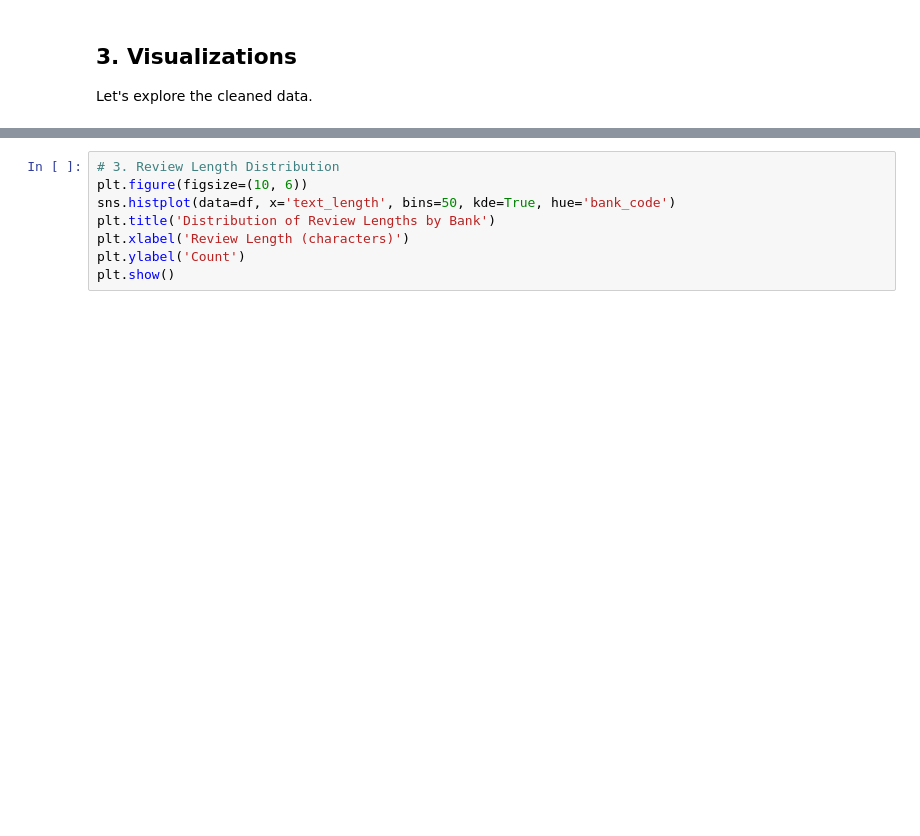
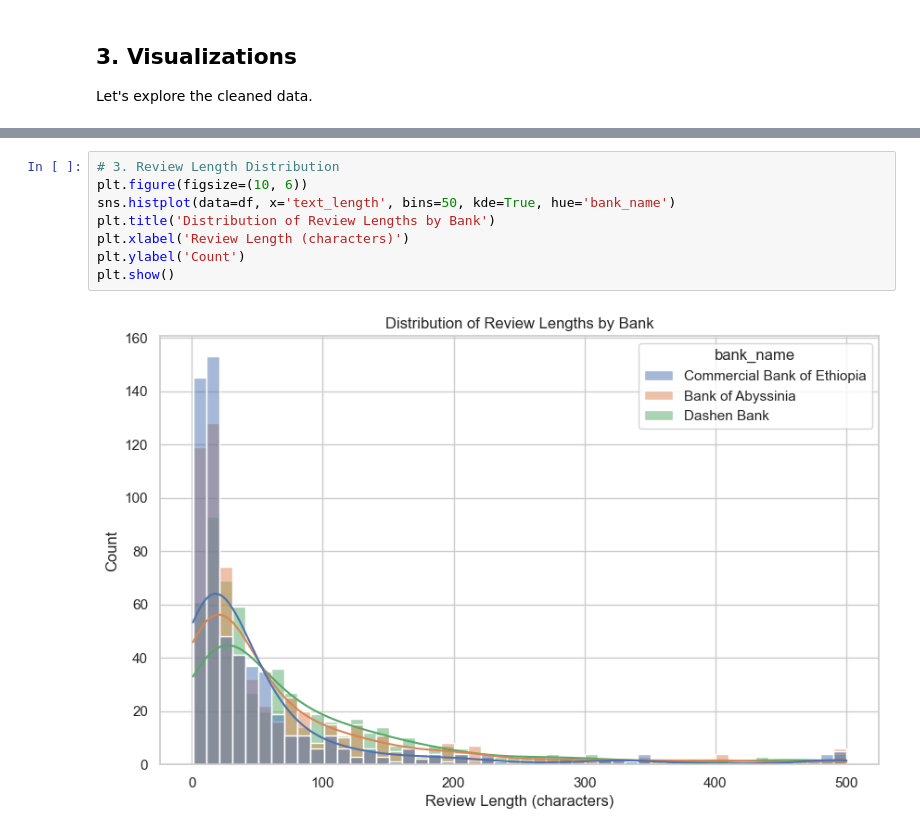
Before and after one commit to Elbethel-dan/customer-satisfaction-week2, a Jupyter notebook: notebooks/preprocessing_EDA.ipynb, the cells around one changed output, grey strips where cells are left out. Saved outputs shown, nothing was run; the diff lists cells and outputs as text; blank space fills up the shorter version.

```diff
--- a/notebooks/preprocessing_EDA.ipynb
+++ b/notebooks/preprocessing_EDA.ipynb
@@ -101,8 +181,10 @@ plt.show()
 # %%
 # 3. Review Length Distribution
 plt.figure(figsize=(10, 6))
-sns.histplot(data=df, x='text_length', bins=50, kde=True, hue='bank_code')
+sns.histplot(data=df, x='text_length', bins=50, kde=True, hue='bank_name')
 plt.title('Distribution of Review Lengths by Bank')
 plt.xlabel('Review Length (characters)')
 plt.ylabel('Count')
 plt.show()
+# %% [output]
+[figure, added]
```
Also changed, not shown: parts of 6 cells of this notebook.
